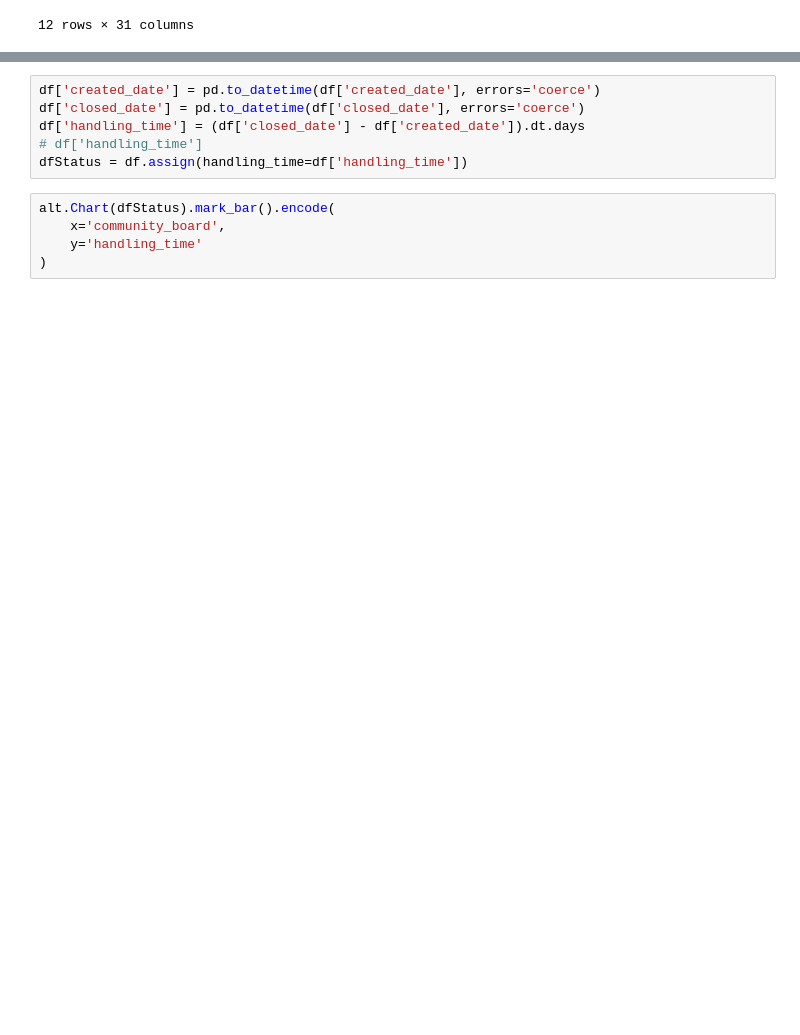
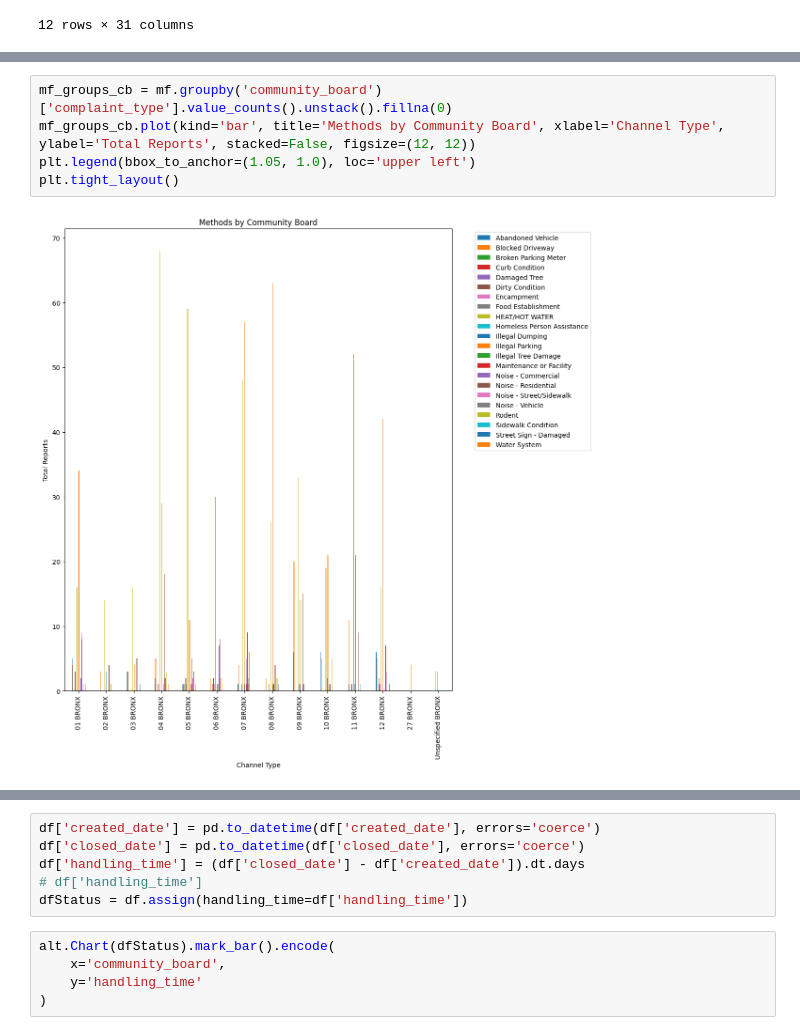
Before and after one commit to berryny/escooterdata, a Jupyter notebook: 311_The_Bronx_E_Scooter.ipynb, the cells around one changed output, grey strips where cells are left out. Cells and saved outputs as stored; diff of their text form; blank space fills up the shorter version.

```diff
--- a/311_The_Bronx_E_Scooter.ipynb
+++ b/311_The_Bronx_E_Scooter.ipynb
@@ -220,0 +241,7 @@ alt.Chart(method_of_communication).mark_bar().encode(
+# %%
+mf_groups_cb = mf.groupby('community_board')['complaint_type'].value_counts().unstack().fillna(0)
+mf_groups_cb.plot(kind='bar', title='Methods by Community Board', xlabel='Channel Type', ylabel='Total Reports', stacked=False, figsize=(12, 12))
+plt.legend(bbox_to_anchor=(1.05, 1.0), loc='upper left')
+plt.tight_layout()
+# %% [output]
+[figure, added]
```
Also changed, not shown: parts of 20 cells of this notebook.
